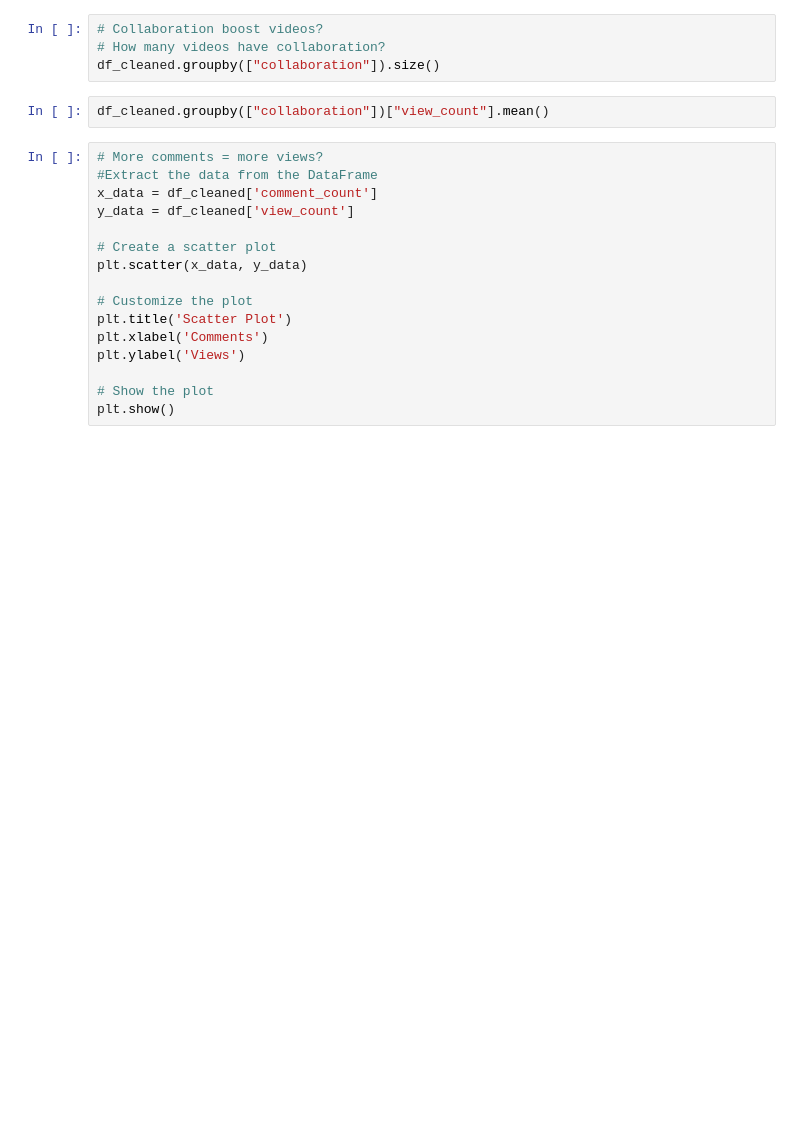
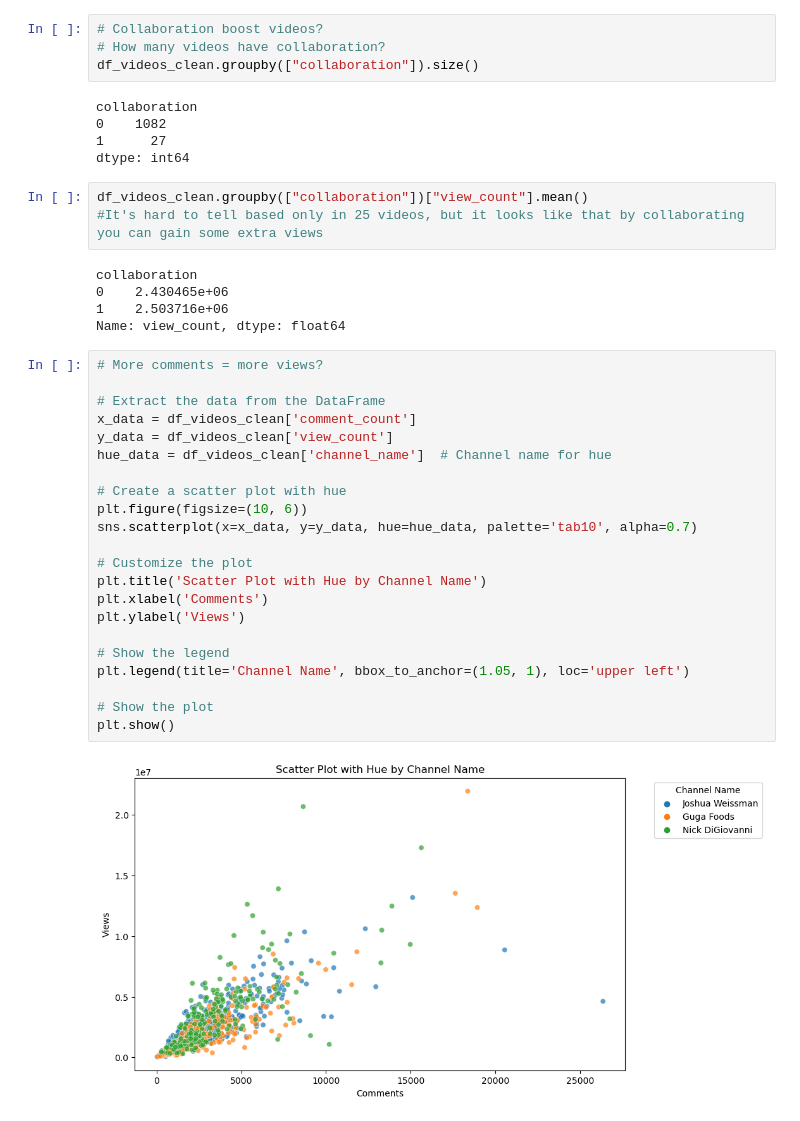
Before and after one commit to JT98CH/PROJECT_YOUTUBE, a Jupyter notebook: PROJECT_YOUTUBE_VIZ.ipynb, the cells around one changed output. Saved outputs shown, nothing was run; the diff lists cells and outputs as text; blank space fills up the shorter version.

```diff
--- a/PROJECT_YOUTUBE_VIZ.ipynb
+++ b/PROJECT_YOUTUBE_VIZ.ipynb
@@ -85,22 +207,41 @@ df_cleaned.groupby(["day_published"])["view_count"].mean()
 # %%
 # Collaboration boost videos?
 # How many videos have collaboration?
-df_cleaned.groupby(["collaboration"]).size()
+df_videos_clean.groupby(["collaboration"]).size()
+# %% [output]
+collaboration
+0    1082
+1      27
+dtype: int64
 # %%
-df_cleaned.groupby(["collaboration"])["view_count"].mean()
+df_videos_clean.groupby(["collaboration"])["view_count"].mean()
+#It's hard to tell based only in 25 videos, but it looks like that by collaborating you can gain some extra views
+# %% [output]
+collaboration
+0    2.430465e+06
+1    2.503716e+06
+Name: view_count, dtype: float64
 # %%
 # More comments = more views?
-#Extract the data from the DataFrame
-x_data = df_cleaned['comment_count']
-y_data = df_cleaned['view_count']
 
-# Create a scatter plot
-plt.scatter(x_data, y_data)
+# Extract the data from the DataFrame
+x_data = df_videos_clean['comment_count']
+y_data = df_videos_clean['view_count']
+hue_data = df_videos_clean['channel_name']  # Channel name for hue
+
+# Create a scatter plot with hue
+plt.figure(figsize=(10, 6))
+sns.scatterplot(x=x_data, y=y_data, hue=hue_data, palette='tab10', alpha=0.7)
 
 # Customize the plot
-plt.title('Scatter Plot')
+plt.title('Scatter Plot with Hue by Channel Name')
 plt.xlabel('Comments')
 plt.ylabel('Views')
 
+# Show the legend
+plt.legend(title='Channel Name', bbox_to_anchor=(1.05, 1), loc='upper left')
+
 # Show the plot
 plt.show()
+# %% [output]
+[figure, added]
```
Also changed, not shown: parts of 52 cells of this notebook, 30 other files.
